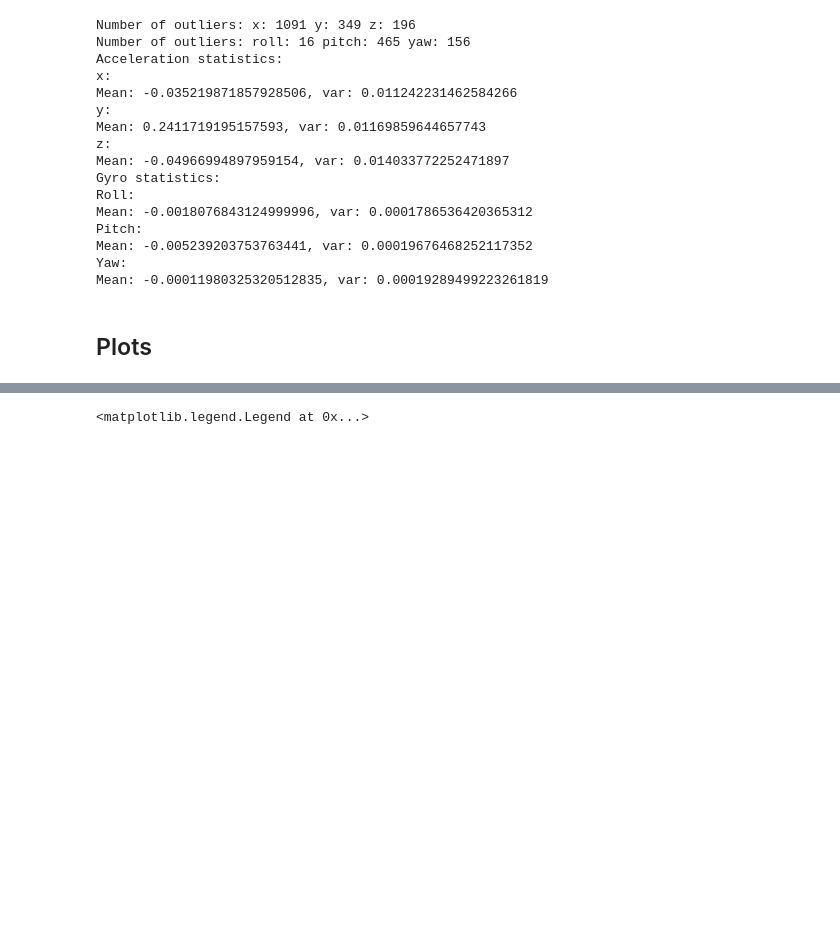
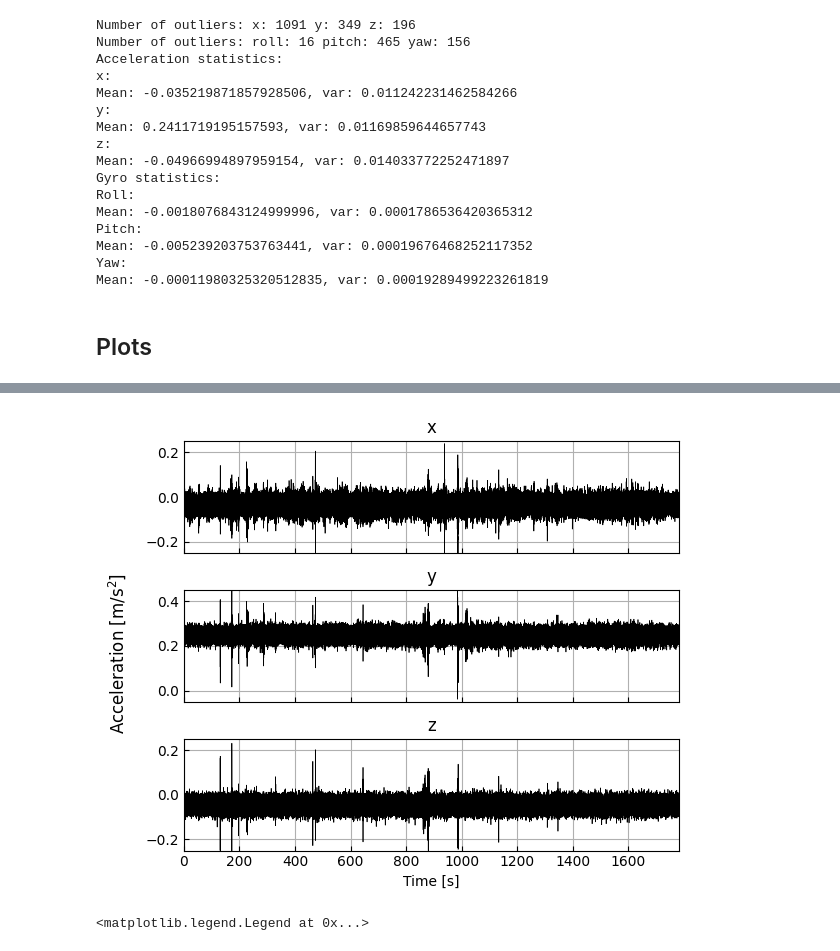
Before and after one commit to MarcusLariJ/UWB_Rasberry, a Jupyter notebook: Data/imu_reader.ipynb, the cells around one changed output, grey strips where cells are left out. Cells and saved outputs as stored; diff of their text form; code cells hidden in the pictures; blank space fills up the shorter version.

```diff
--- a/Data/imu_reader.ipynb
+++ b/Data/imu_reader.ipynb
@@ -171,3 +162,28 @@ ax.legend(['x', 'y', 'z'], loc='lower left', bbox_to_anchor=(1, 0.5))
+# %%
+fig2, axs2 = plt.subplots(3, 1, figsize=(6, 5), sharex=True)
+axs2[0].set_title("x")
+axs2[0].plot(timestamp_ms, acc_x, linewidth=0.5, color='black')
+axs2[1].set_title("y")
+axs2[1].plot(timestamp_ms, acc_y, linewidth=0.5, color='black')
+axs2[2].set_title("z")
+axs2[2].plot(timestamp_ms, acc_z+g, linewidth=0.5, color='black')
+axs2[2].set_xlabel("Time [s]")
+
+axs2[0].set_ylim([-0.25, 0.25])
+axs2[1].set_ylim([-0.05, 0.45])
+axs2[2].set_ylim([-0.25, 0.25])
+# Common settings
+for i in range(3):
+    axs2[i].set_xlim([0, timestamp_ms[-1]])
+    axs2[i].grid()
+    axs2[i].tick_params(axis='x', direction='in', which='both')
+    axs2[i].tick_params(axis='y', direction='in', which='both')
+
+fig2.supylabel("Acceleration [$\mathrm{m/s^2}$]")
+fig2.tight_layout()
+plt.savefig("IMU_acc.pdf", format="pdf", bbox_inches="tight")
+# %% [output]
+[figure, added]
 # %%
 fig, ax = plt.subplots(figsize=(10,4))
 ax.plot(out_gyro_roll, linewidth=0.5)
```
Also changed, not shown: parts of 2 cells of this notebook, 14 other files.
